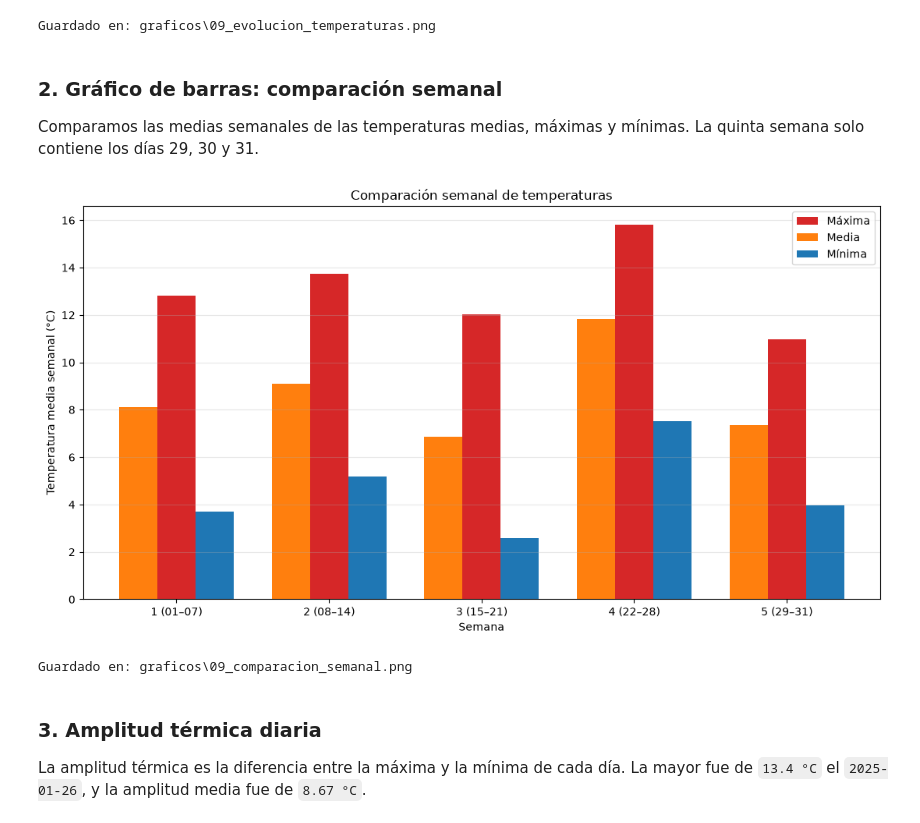
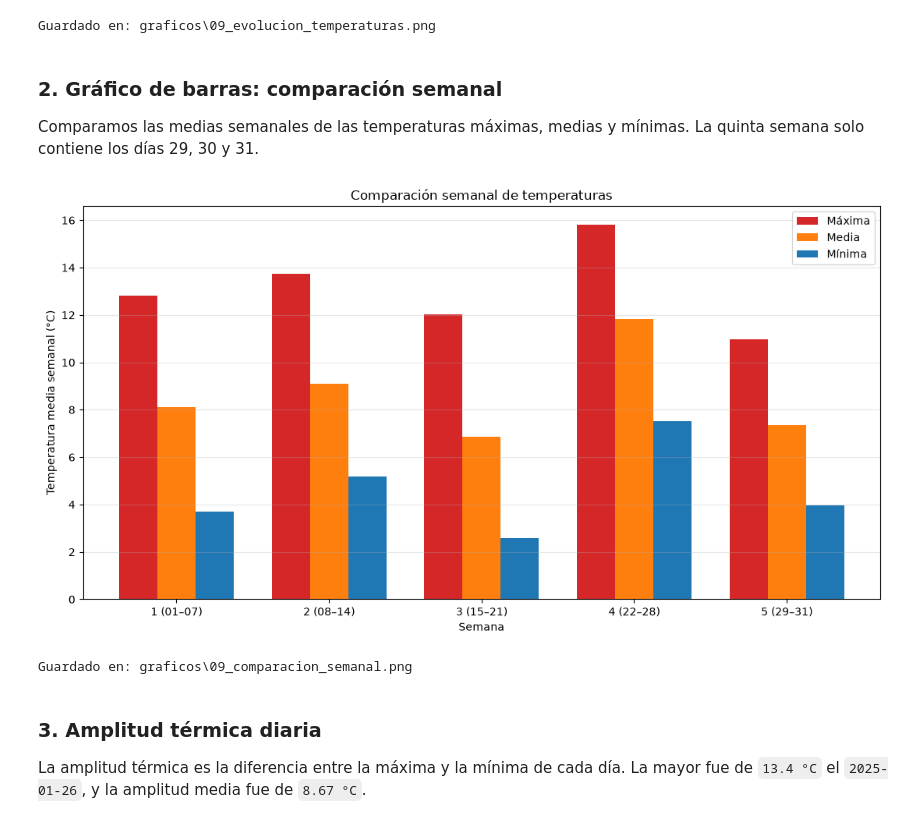
Before and after one commit to Sceolan21/CE_PYTHON_ANALISIS_DATOS, a Jupyter notebook: Reto1/09_RepresentarResultados.ipynb, the cells around one changed output. Cells and saved outputs as stored; diff of their text form; code cells hidden in the pictures.

```diff
--- a/Reto1/09_RepresentarResultados.ipynb
+++ b/Reto1/09_RepresentarResultados.ipynb
@@ -101,38 +102,38 @@ Guardado en: graficos\09_evolucion_temperaturas.png
 # %% [markdown]
 ### 2. Gráfico de barras: comparación semanal
 
-Comparamos las medias semanales de las temperaturas medias, máximas y mínimas. La quinta semana solo contiene los días 29, 30 y 31.
+Comparamos las medias semanales de las temperaturas máximas, medias y mínimas. La quinta semana solo contiene los días 29, 30 y 31.
 # %%
 def calcular_medias_semanales(valores):
     return [round(np.mean(valores[inicio:inicio + 7]), 2) for inicio in range(0, len(valores), 7)]
 
 medias_semanales = calcular_medias_semanales(temperaturas_medias)
 maximas_semanales = calcular_medias_semanales(temperaturas_maximas)
 minimas_semanales = calcular_medias_semanales(temperaturas_minimas)
 
 etiquetas_semanas = ["1 (01–07)", "2 (08–14)", "3 (15–21)", "4 (22–28)", "5 (29–31)"]
 posiciones = np.arange(len(etiquetas_semanas))
 ancho = 0.25
 
 fig, ax = plt.subplots(figsize=(11, 6))
-ax.bar(posiciones, maximas_semanales, ancho, color="tab:red", label="Máxima")
-ax.bar(posiciones - ancho, medias_semanales, ancho, color="tab:orange", label="Media")
+ax.bar(posiciones - ancho, maximas_semanales, ancho, color="tab:red", label="Máxima")
+ax.bar(posiciones, medias_semanales, ancho, color="tab:orange", label="Media")
 ax.bar(posiciones + ancho, minimas_semanales, ancho, color="tab:blue", label="Mínima")
 
 ax.set_title("Comparación semanal de temperaturas")
 ax.set_xlabel("Semana")
 ax.set_ylabel("Temperatura media semanal (°C)")
 ax.set_xticks(posiciones, etiquetas_semanas)
 ax.grid(axis="y", alpha=0.3)
 ax.legend()
 fig.tight_layout()
 
 ruta_barras = directorio_salida / "09_comparacion_semanal.png"
 fig.savefig(ruta_barras, dpi=150, bbox_inches="tight")
 plt.show()
 print("Guardado en:", ruta_barras)
 # %% [output]
-[figure, old version]
+[figure, new version]
 Guardado en: graficos\09_comparacion_semanal.png
 # %% [markdown]
 ### 3. Amplitud térmica diaria
```
Also changed, not shown: parts of 1 cell of this notebook.
